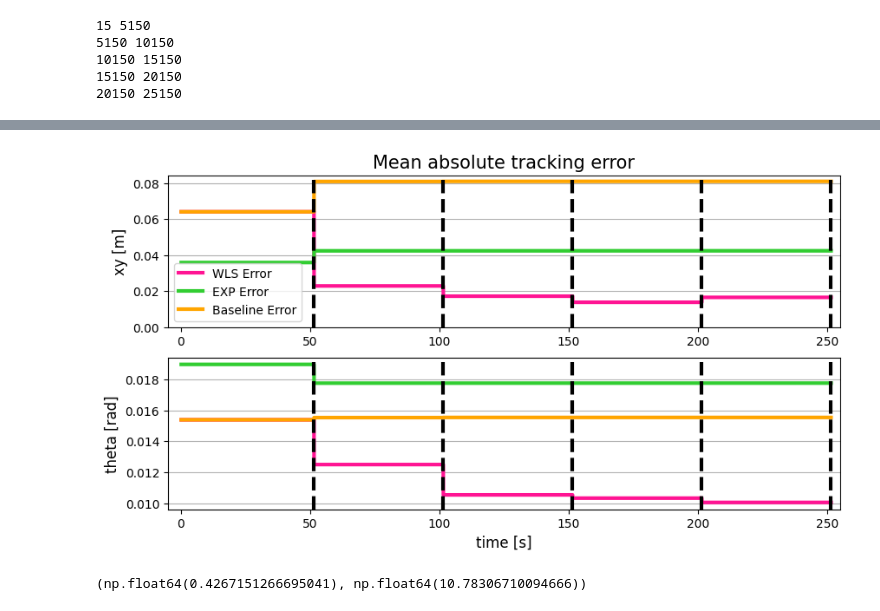
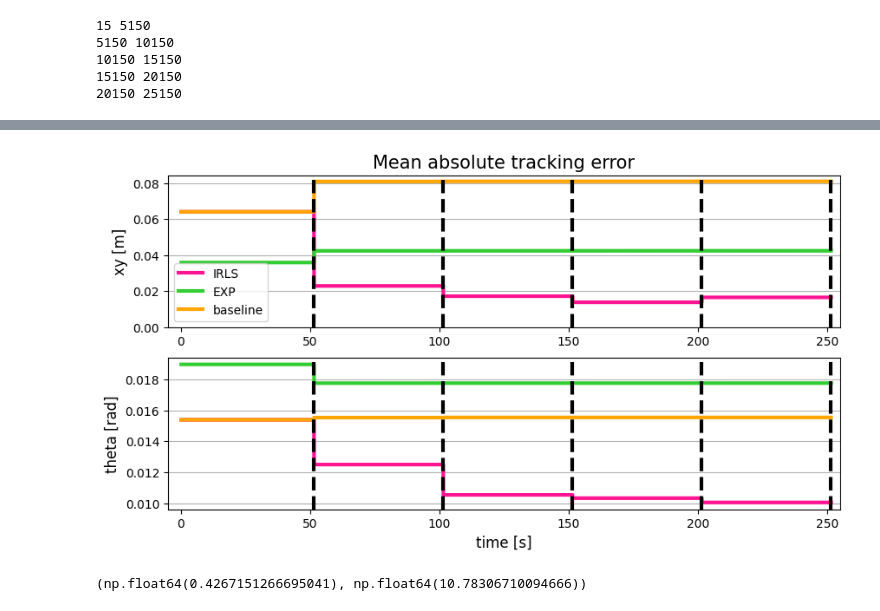
Before and after one commit to jprogrammer13/drp_course_2023, a Jupyter notebook: notebooks/results_plot.ipynb, the cells around one changed output, grey strips where cells are left out. Saved outputs shown, nothing was run; the diff lists cells and outputs as text; code cells hidden in the pictures.

```diff
--- a/notebooks/results_plot.ipynb
+++ b/notebooks/results_plot.ipynb
@@ -338,11 +338,11 @@ plt.title("Mean absolute tracking error", fontsize=15)
 
 # Plot the mean error on the primary y-axis
 plt.plot(time[lap_idx[0]:lap_idx[-1]], exy_mean_plot_wls[lap_idx[0]:lap_idx[-1]],
-         color="deeppink", linewidth=3, label='WLS Error')
+         color="deeppink", linewidth=3, label='IRLS')
 plt.plot(time[lap_idx[0]:lap_idx[-1]], exy_mean_plot_exp[lap_idx[0]:lap_idx[-1]],
-         color="limegreen", linewidth=3, label='EXP Error')
+         color="limegreen", linewidth=3, label='EXP')
 plt.plot(time[lap_idx[0]:lap_idx[-1]], exy_mean_plot_none[lap_idx[0]:lap_idx[-1]],
-         color="orange", linewidth=3, label='Baseline Error')
+         color="orange", linewidth=3, label='baseline')
 
 # Set limits and labels
 plt.xlim(-5, 255)
@@ -353,37 +353,37 @@ plt.grid(True, axis="y")
 # Add vertical lines
 for t in time[lap_idx[1:]]:
     plt.axvline(t, linestyle='dashed', linewidth=3, color="black")
 
 plt.legend()
 
 # Second subplot
 plt.subplot(2, 1, 2)
 
 # Plot the mean error on the primary y-axis
 plt.plot(time[lap_idx[0]:lap_idx[-1]], etheta_mean_plot_wls[lap_idx[0]:lap_idx[-1]],
-         color="deeppink", linewidth=3, label='WLS Mean Error')
+         color="deeppink", linewidth=3)
 plt.plot(time[lap_idx[0]:lap_idx[-1]], etheta_mean_plot_exp[lap_idx[0]:lap_idx[-1]],
-         color="limegreen", linewidth=3, label='EXP Mean Error')
+         color="limegreen", linewidth=3)
 plt.plot(time[lap_idx[0]:lap_idx[-1]], etheta_mean_plot_none[lap_idx[0]:lap_idx[-1]],
-         color="orange", linewidth=3, label='Baseline Mean Error')
+         color="orange", linewidth=3)
 
 # Set limits and labels
 plt.xlim(-5, 255)
 # plt.ylim(0)  # Adjust as necessary
 plt.ylabel("theta [rad]", fontsize=12)
 plt.xlabel("time [s]", fontsize=12)
 plt.grid(True, axis="y")
 
 # Add vertical lines
 for t in time[lap_idx[1:]]:
     plt.axvline(t, linestyle='dashed', linewidth=3, color="black")
 
 # Save and show the plot
 plt.savefig(osp.join(data_path, "tracking_err.pdf"),
             dpi=500, bbox_inches='tight')
 plt.show()
 # %% [output]
-[figure, old version]
+[figure, new version]
 # %%
 # plt.figure(figsize=(10, 5))
 
```
Also changed, not shown: parts of 4 cells of this notebook, 8 other files.
